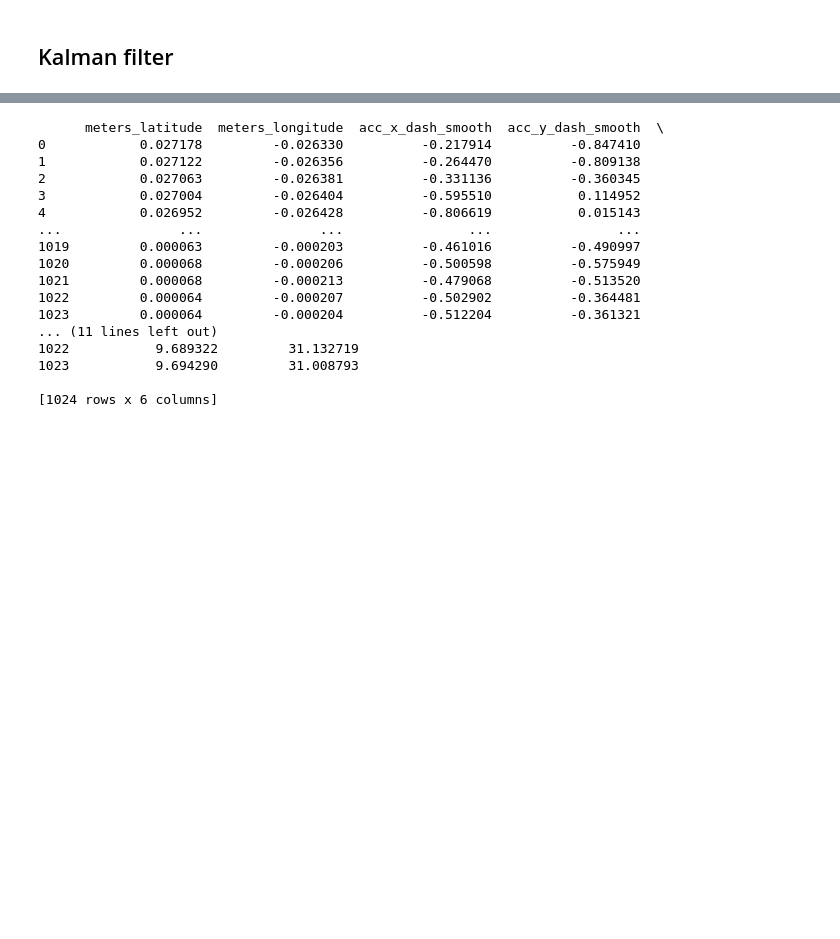
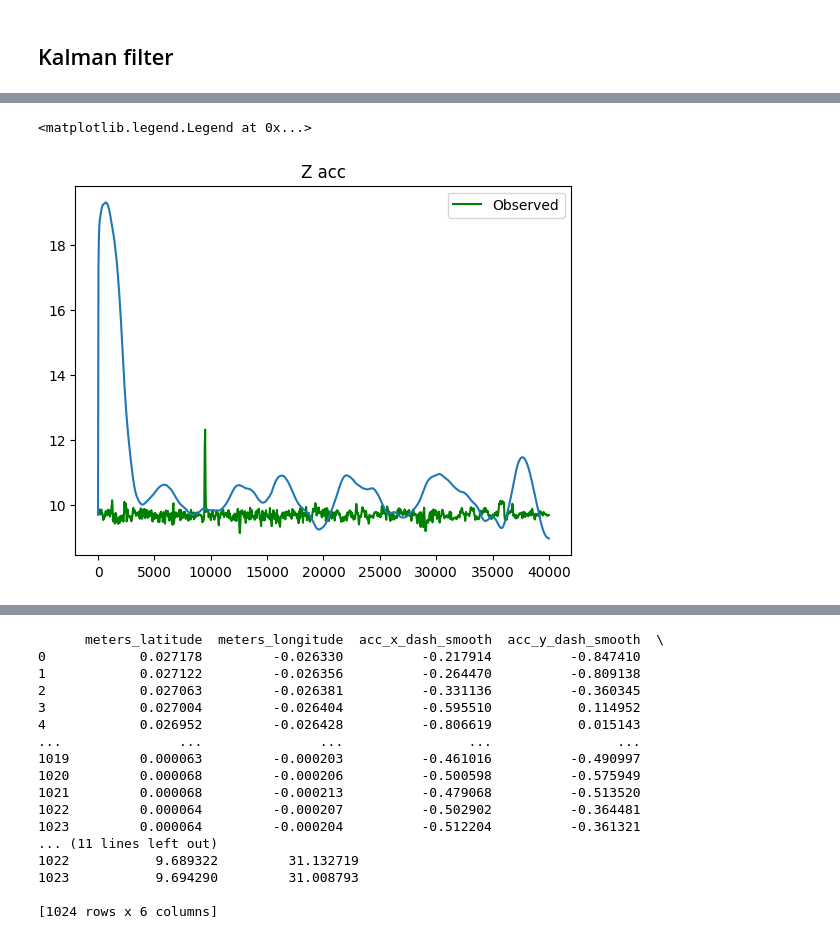
Before and after one commit to binDebug3/CarKalmanFilter, a Jupyter notebook: gwen.ipynb, the cells around one changed output, grey strips where cells are left out. Saved outputs shown, nothing was run; the diff lists cells and outputs as text; code cells hidden in the pictures; blank space fills up the shorter version.

```diff
--- a/gwen.ipynb
+++ b/gwen.ipynb
@@ -230,0 +265,13 @@ plt.plot(z[0,:],z[1,:], label = "Predicted", c = 'g')
+# %%
+new = est[8,:] + 9.7
+#plt.plot(domain,new)
+#plt.show()
+#plt.plot(est[0,:],est[1,:], label = "Predicted", c = 'g')
+#new = z[4,:] + 9.8
+plt.plot(domain,z[4,:], label = "Observed", c = 'g')
+plt.plot(domain,new)
+plt.title("Z acc")
+plt.legend()
+# %% [output]
+<matplotlib.legend.Legend at 0x...>
+[figure, added]
```
Also changed, not shown: parts of 11 cells of this notebook.
